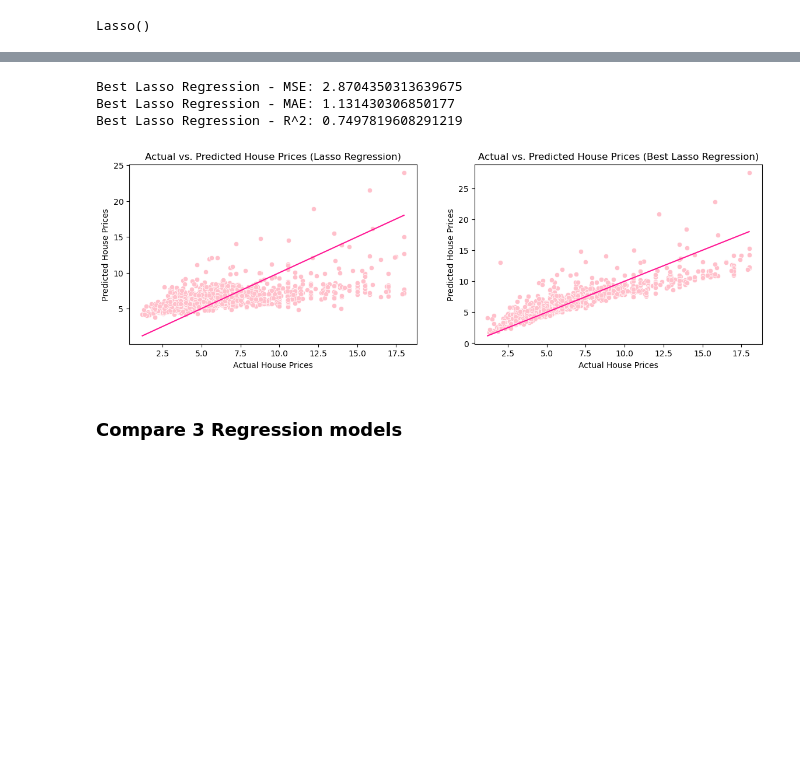
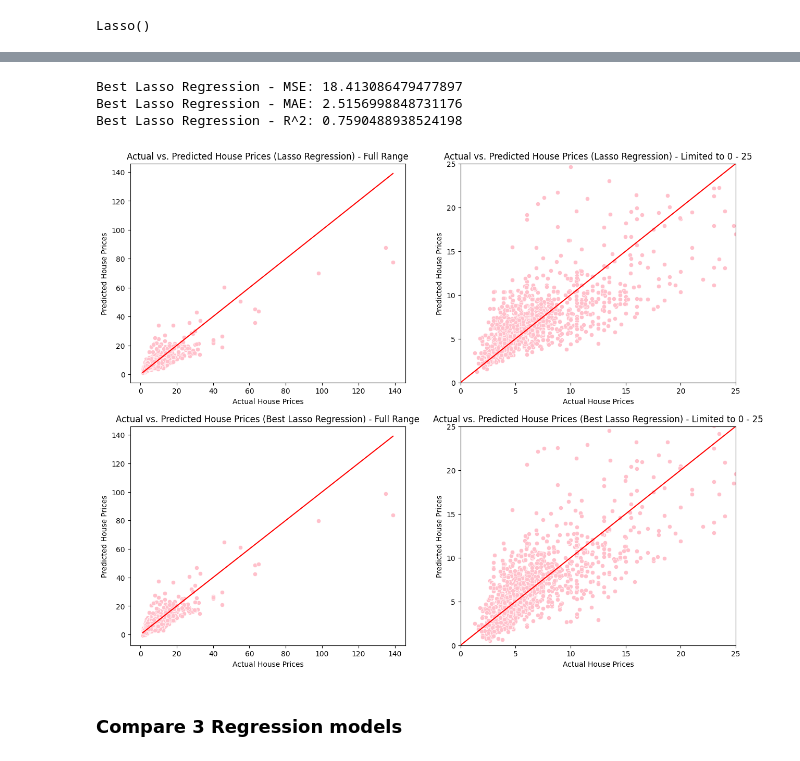
Before and after one commit to vtphatt2/House-Price-Prediction, a Jupyter notebook: Regression/regression_models.ipynb, the cells around one changed output, grey strips where cells are left out. Saved outputs shown, nothing was run; the diff lists cells and outputs as text; code cells hidden in the pictures; blank space fills up the shorter version.

```diff
--- a/Regression/regression_models.ipynb
+++ b/Regression/regression_models.ipynb
@@ -13,7 +13,7 @@ from sklearn.metrics import mean_squared_error, mean_absolute_error, r2_score
 df = pd.read_csv('../Data/clean_data.csv')
 # %%
 # Split the dataset into features (X) and the target variable (Y).
-X = df.drop(columns = ['No', 'Price'])
+X = df.drop(columns = ['No', 'Price', 'Price_per_sqm'])
 y = df['Price']
 
 # Chuẩn hóa dữ liệu
@@ -163,32 +196,76 @@ print("Best Lasso Regression - MSE:", mean_squared_error(y_test, lasso_y_pred_be
 print("Best Lasso Regression - MAE:", mean_absolute_error(y_test, lasso_y_pred_best))
 print("Best Lasso Regression - R^2:", r2_score(y_test, lasso_y_pred_best))
 # %% [output]
-Best Lasso Regression - MSE: 2.8704350313639675
-Best Lasso Regression - MAE: 1.131430306850177
-Best Lasso Regression - R^2: 0.7497819608291219
+Best Lasso Regression - MSE: 18.413086479477897
+Best Lasso Regression - MAE: 2.5156998848731176
+Best Lasso Regression - R^2: 0.7590488938524198
 # %%
+# # Create a scatter plot
+# fig, axes = plt.subplots(1, 2, figsize=(14, 4))
+
+# # Plot for Lasso Regression
+# sns.scatterplot(x = y_test, y = lasso_y_pred, color = 'pink', ax=axes[0])
+# axes[0].plot([y_test.min(), y_test.max()], [y_test.min(), y_test.max()], color = 'deeppink', linestyle = '-')
+# axes[0].set_title('Actual vs. Predicted House Prices (Lasso Regression)')
+# axes[0].set_xlabel('Actual House Prices')
+# axes[0].set_ylabel('Predicted House Prices')
+
+# # Plot for Best Lasso Regression
+# sns.scatterplot(x = y_test, y = lasso_y_pred_best, color = 'pink', ax=axes[1])
+# axes[1].plot([y_test.min(), y_test.max()], [y_test.min(), y_test.max()], color = 'deeppink', linestyle = '-')
+# axes[1].set_title('Actual vs. Predicted House Prices (Best Lasso Regression)')
+# axes[1].set_xlabel('Actual House Prices')
+# axes[1].set_ylabel('Predicted House Prices')
+
+
+# plt.grid(False)
+# plt.show()
+
 # Create a scatter plot
-fig, axes = plt.subplots(1, 2, figsize=(14, 4))
+fig, axes = plt.subplots(2, 2, figsize=(15, 12))
 
-# Plot for Lasso Regression
-sns.scatterplot(x = y_test, y = lasso_y_pred, color = 'pink', ax=axes[0])
-axes[0].plot([y_test.min(), y_test.max()], [y_test.min(), y_test.max()], color = 'deeppink', linestyle = '-')
-axes[0].set_title('Actual vs. Predicted House Prices (Lasso Regression)')
-axes[0].set_xlabel('Actual House Prices')
-axes[0].set_ylabel('Predicted House Prices')
+# Plot for Lasso Regression full range
+sns.scatterplot(x = y_test, y = lasso_y_pred, color = 'pink', ax=axes[0,0])
+axes[0,0].plot([y_test.min(), y_test.max()], [y_test.min(), y_test.max()], color = 'red', linestyle = '-')
+axes[0,0].set_title('Actual vs. Predicted House Prices (Lasso Regression) - Full Range')
+axes[0,0].set_xlabel('Actual House Prices')
+axes[0,0].set_ylabel('Predicted House Prices')
+axes[0,0].grid(False)
 
-# Plot for Best Lasso Regression
-sns.scatterplot(x = y_test, y = lasso_y_pred_best, color = 'pink', ax=axes[1])
-axes[1].plot([y_test.min(), y_test.max()], [y_test.min(), y_test.max()], color = 'deeppink', linestyle = '-')
-axes[1].set_title('Actual vs. Predicted House Prices (Best Lasso Regression)')
-axes[1].set_xlabel('Actual House Prices')
-axes[1].set_ylabel('Predicted House Prices')
+# Plot for Lasso Regression limited
+sns.scatterplot(x = y_test, y = lasso_y_pred, color = 'pink', ax=axes[0,1])
+axes[0,1].plot([0, 25], [0, 25], color = 'red', linestyle = '-')
+axes[0,1].set_title('Actual vs. Predicted House Prices (Lasso Regression) - Limited to 0 - 25')
+axes[0,1].set_xlabel('Actual House Prices')
+axes[0,1].set_ylabel('Predicted House Prices')
+axes[0,1].set_xlim(0, 25)
+axes[0,1].set_ylim(0, 25)
+axes[0,1].grid(False)
+
+
+# Plot for Best Lasso Regression full range
+sns.scatterplot(x = y_test, y = lasso_y_pred_best, color = 'pink', ax=axes[1,0])
+axes[1,0].plot([y_test.min(), y_test.max()], [y_test.min(), y_test.max()], color = 'red', linestyle = '-')
+axes[1,0].set_title('Actual vs. Predicted House Prices (Best Lasso Regression) - Full Range')
+axes[1,0].set_xlabel('Actual House Prices')
+axes[1,0].set_ylabel('Predicted House Prices')
+axes[1,0].grid(False)
+
+# Plot for Best Lasso Regression limited
+sns.scatterplot(x = y_test, y = lasso_y_pred_best, color = 'pink', ax=axes[1,1])
+axes[1,1].plot([0, 25], [0, 25], color = 'red', linestyle = '-')
+axes[1,1].set_title('Actual vs. Predicted House Prices (Best Lasso Regression) - Limited to 0 - 25')
+axes[1,1].set_xlabel('Actual House Prices')
+axes[1,1].set_ylabel('Predicted House Prices')
+axes[1,1].set_xlim(0, 25)
+axes[1,1].set_ylim(0, 25)
+axes[1,1].grid(False)
 
 
 plt.grid(False)
 plt.show()
 # %% [output]
-[figure, old version]
+[figure, new version]
 # %% [markdown]
 ### **Compare 3 Regression models**
 # %%
```
Also changed, not shown: parts of 9 cells of this notebook, 1 other file.
